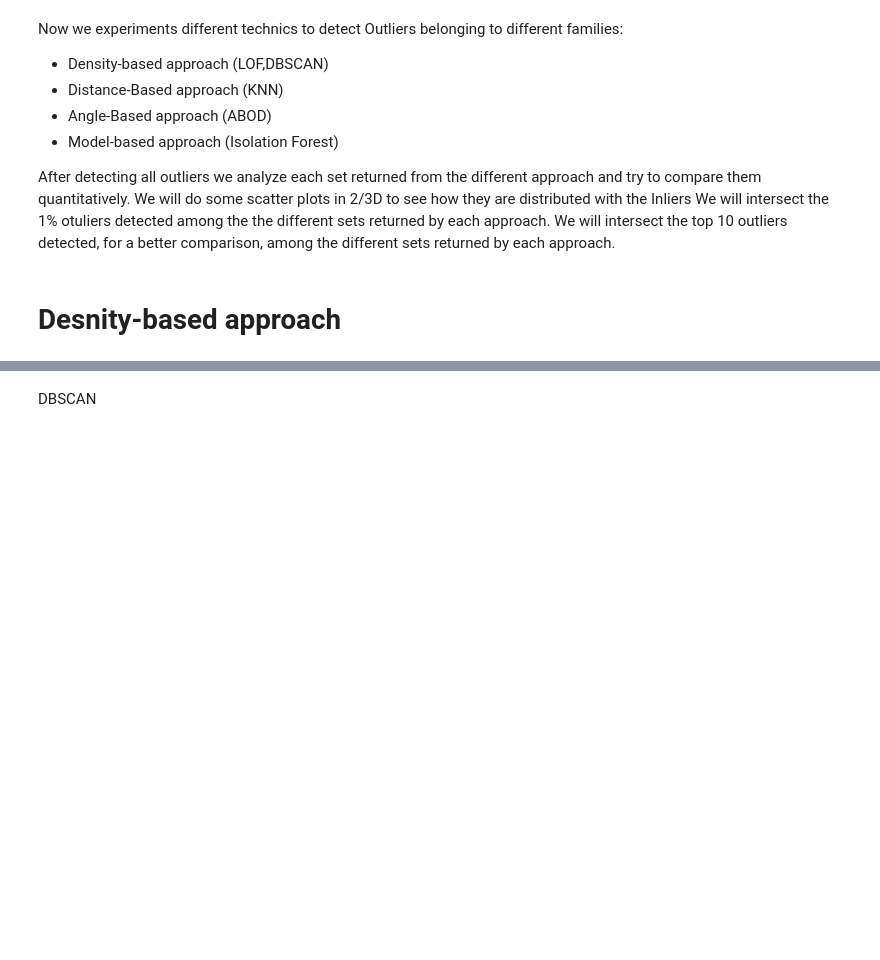
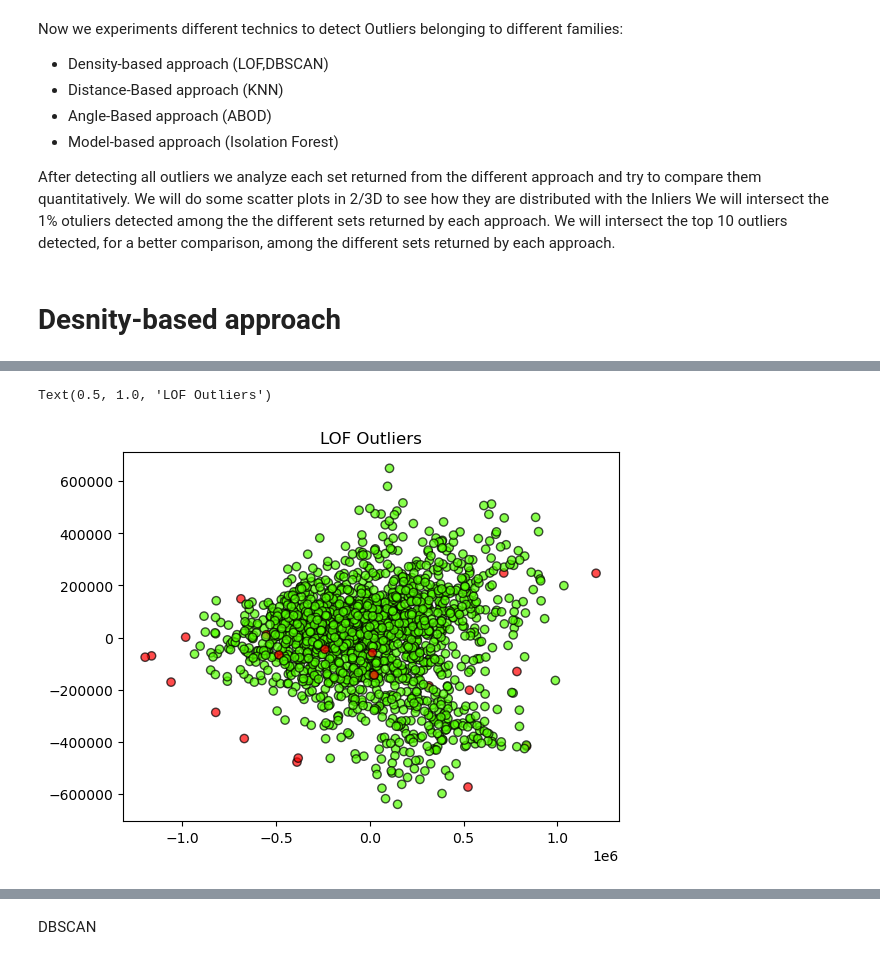
Before and after one commit to Diabelny/Data-Mining-2, a Jupyter notebook: Task1_OutlierDetection/OutDet.ipynb, the cells around one changed output, grey strips where cells are left out. Cells and saved outputs as stored; diff of their text form; code cells hidden in the pictures; blank space fills up the shorter version.

```diff
--- a/Task1_OutlierDetection/OutDet.ipynb
+++ b/Task1_OutlierDetection/OutDet.ipynb
@@ -94,0 +161,9 @@ LOF
+# %%
+pca = PCA(n_components=2)
+pca.fit(train)
+X_pca = pca.transform(train)
+plt.scatter(X_pca[:, 0], X_pca[:, 1], c=y_pred, cmap=plt.cm.prism, edgecolor='k', alpha=0.7)
+plt.title("LOF Outliers")
+# %% [output]
+Text(0.5, 1.0, 'LOF Outliers')
+[figure, added]
```
Also changed, not shown: parts of 14 cells of this notebook.
